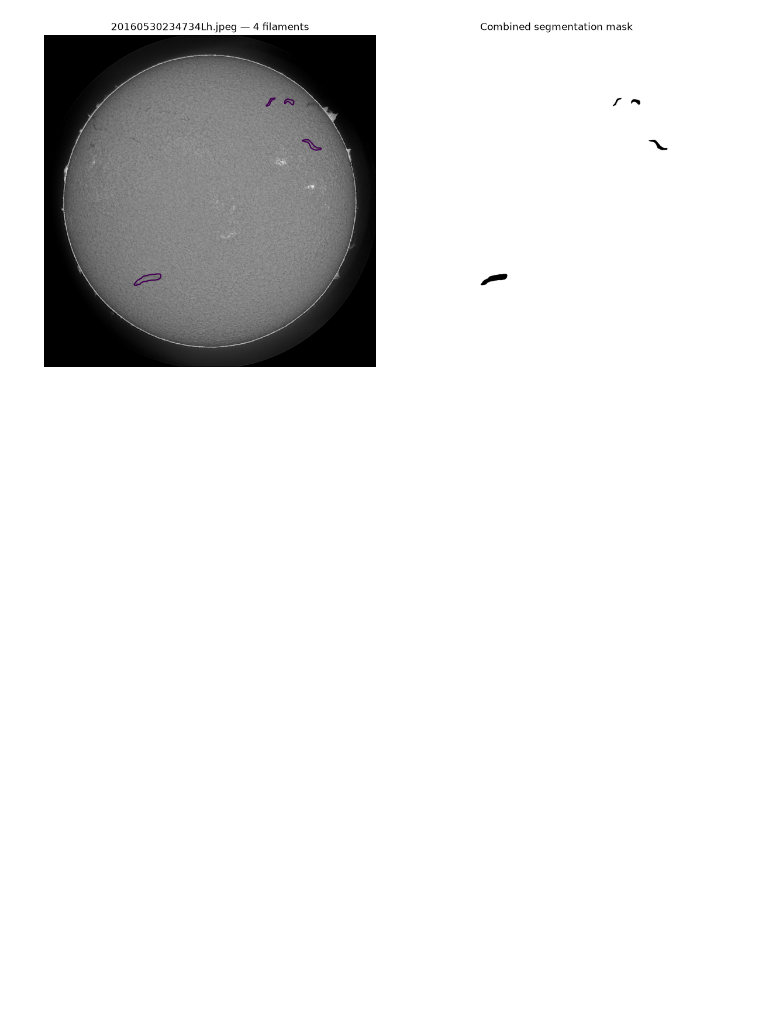
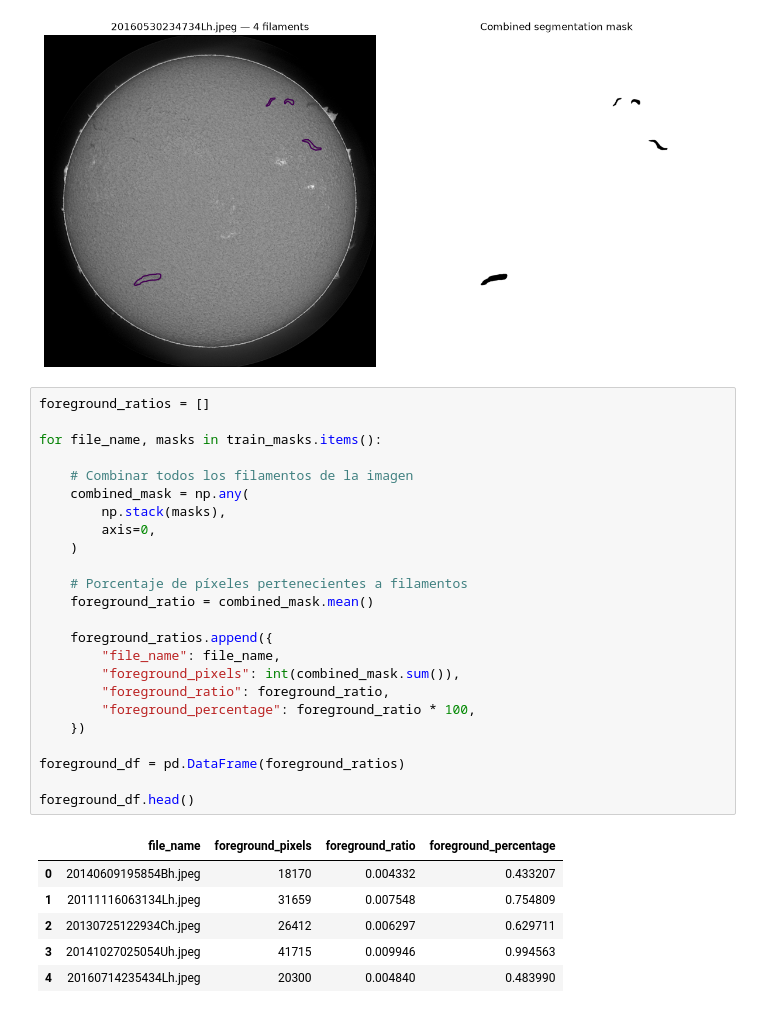
Before and after one commit to dario2002lr-coder/kaggle_solar_filament_segmentation, a Jupyter notebook: notebooks/02_masks.ipynb, the cells around one changed output. Cells and saved outputs as stored; diff of their text form; blank space fills up the shorter version.

```diff
--- a/notebooks/02_masks.ipynb
+++ b/notebooks/02_masks.ipynb
@@ -129,3 +129,34 @@ plt.tight_layout()
 plt.show()
 # %% [output]
 [figure]
+# %%
+foreground_ratios = []
+
+for file_name, masks in train_masks.items():
+
+    # Combinar todos los filamentos de la imagen
+    combined_mask = np.any(
+        np.stack(masks),
+        axis=0,
+    )
+
+    # Porcentaje de píxeles pertenecientes a filamentos
+    foreground_ratio = combined_mask.mean()
+
+    foreground_ratios.append({
+        "file_name": file_name,
+        "foreground_pixels": int(combined_mask.sum()),
+        "foreground_ratio": foreground_ratio,
+        "foreground_percentage": foreground_ratio * 100,
+    })
+
+foreground_df = pd.DataFrame(foreground_ratios)
+
+foreground_df.head()
+# %% [output]
+|  | file_name | foreground_pixels | foreground_ratio | foreground_percentage |
+| 0 | 20140609195854Bh.jpeg | 18170 | 0.004332 | 0.433207 |
+| 1 | 20111116063134Lh.jpeg | 31659 | 0.007548 | 0.754809 |
+| 2 | 20130725122934Ch.jpeg | 26412 | 0.006297 | 0.629711 |
+| 3 | 20141027025054Uh.jpeg | 41715 | 0.009946 | 0.994563 |
+| 4 | 20160714235434Lh.jpeg | 20300 | 0.004840 | 0.483990 |
```
Also changed, not shown: parts of 3 cells of this notebook, 4 other files.
